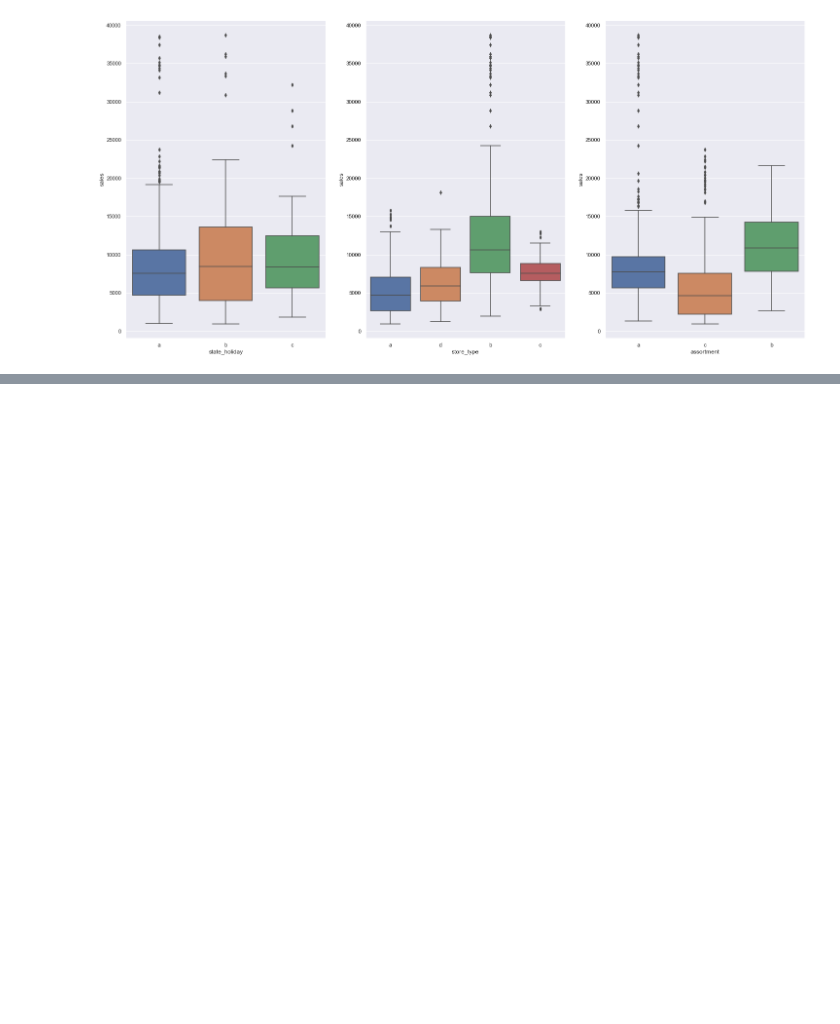
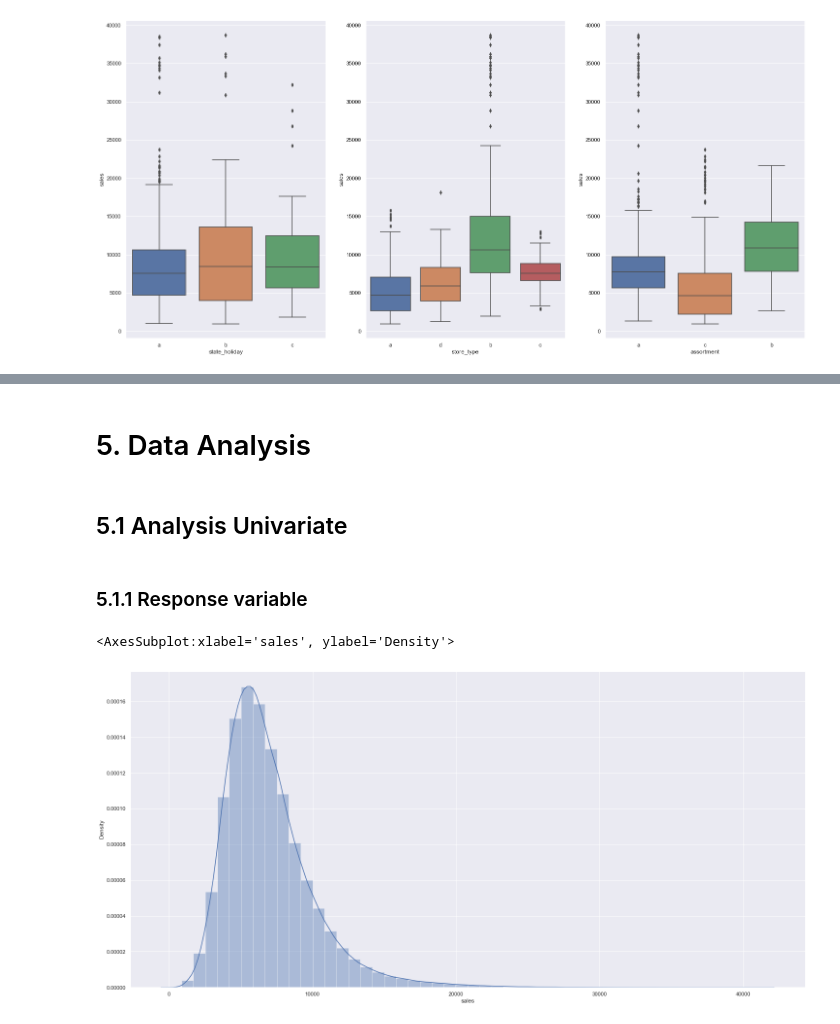
Before and after one commit to afsvieira/rossmann-store-sales, a Jupyter notebook: store_sales_prediction.ipynb, the cells around one changed output, grey strips where cells are left out. Drawn from its saved outputs; the diff is of its cells as text; code cells hidden in the pictures; blank space fills up the shorter version.

```diff
--- a/store_sales_prediction.ipynb
+++ b/store_sales_prediction.ipynb
@@ -481,0 +501,13 @@ Index(['store', 'day_of_week', 'date', 'sales', 'promo', 'state_holiday',
+# %% [markdown]
+# 5. Data Analysis
+# %%
+df4 = df3.copy()
+# %% [markdown]
+## 5.1 Analysis Univariate
+# %% [markdown]
+### 5.1.1 Response variable
+# %%
+sns.distplot(df4['sales'])
+# %% [output]
+<AxesSubplot:xlabel='sales', ylabel='Density'>
+[figure, added]
```
Also changed, not shown: parts of 84 cells of this notebook.
